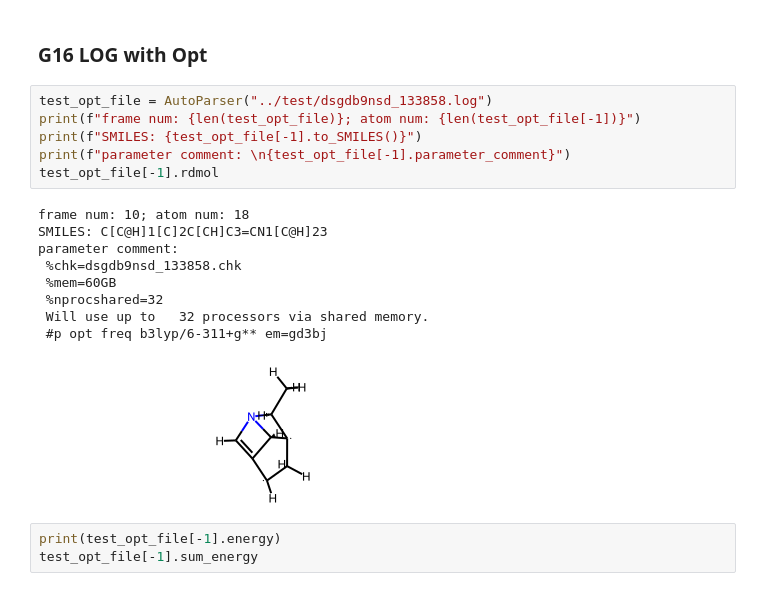
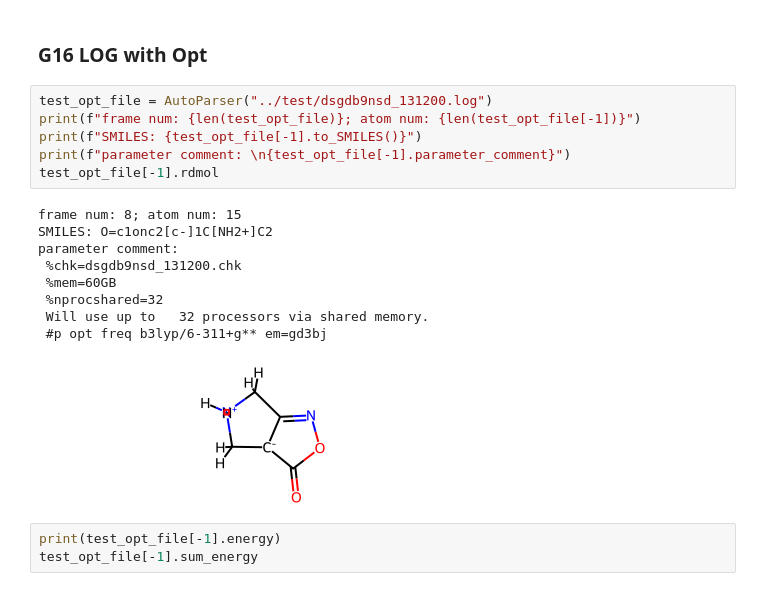
Before and after one commit to gentle1999/MolOP, a Jupyter notebook: tutorial/get_start.ipynb, the cells around one changed output. Saved outputs shown, nothing was run; the diff lists cells and outputs as text.

```diff
--- a/tutorial/get_start.ipynb
+++ b/tutorial/get_start.ipynb
@@ -102,21 +102,21 @@ No optimization No hessian: []
 # %% [markdown]
 ### G16 LOG with Opt
 # %%
-test_opt_file = AutoParser("../test/dsgdb9nsd_133858.log")
+test_opt_file = AutoParser("../test/dsgdb9nsd_131200.log")
 print(f"frame num: {len(test_opt_file)}; atom num: {len(test_opt_file[-1])}")
 print(f"SMILES: {test_opt_file[-1].to_SMILES()}")
 print(f"parameter comment: \n{test_opt_file[-1].parameter_comment}")
 test_opt_file[-1].rdmol
 # %% [output]
-frame num: 10; atom num: 18
-SMILES: C[C@H]1[C]2C[CH]C3=CN1[C@H]23
+frame num: 8; atom num: 15
+SMILES: O=c1onc2[c-]1C[NH2+]C2
 parameter comment:
- %chk=dsgdb9nsd_133858.chk
+ %chk=dsgdb9nsd_131200.chk
  %mem=60GB
  %nprocshared=32
  Will use up to   32 processors via shared memory.
  #p opt freq b3lyp/6-311+g** em=gd3bj
-[figure, old version]
+[figure, new version]
 # %%
 print(test_opt_file[-1].energy)
 test_opt_file[-1].sum_energy
```
Also changed, not shown: 1 other file.
